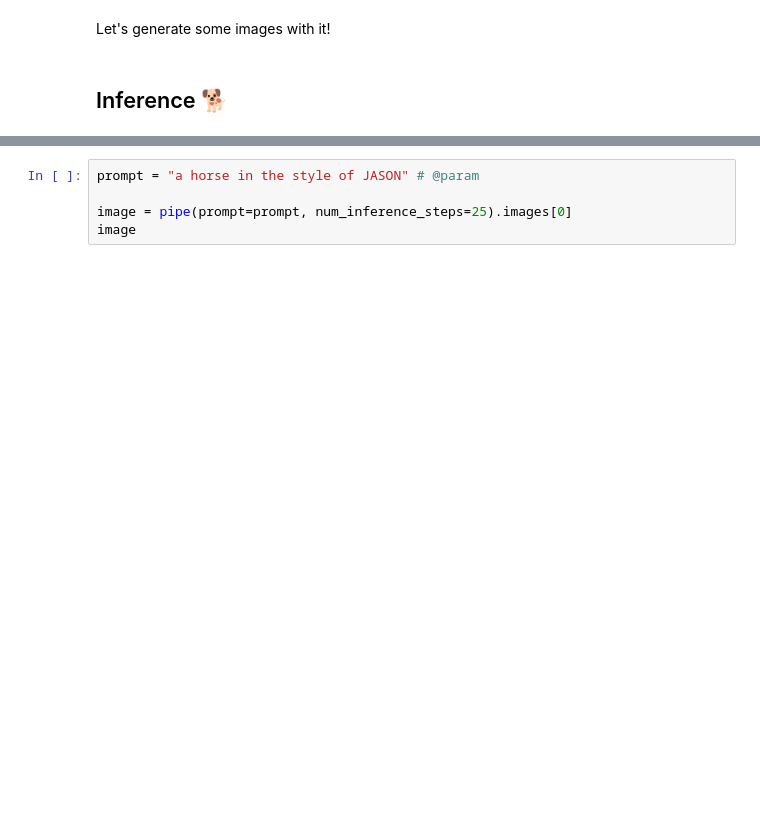
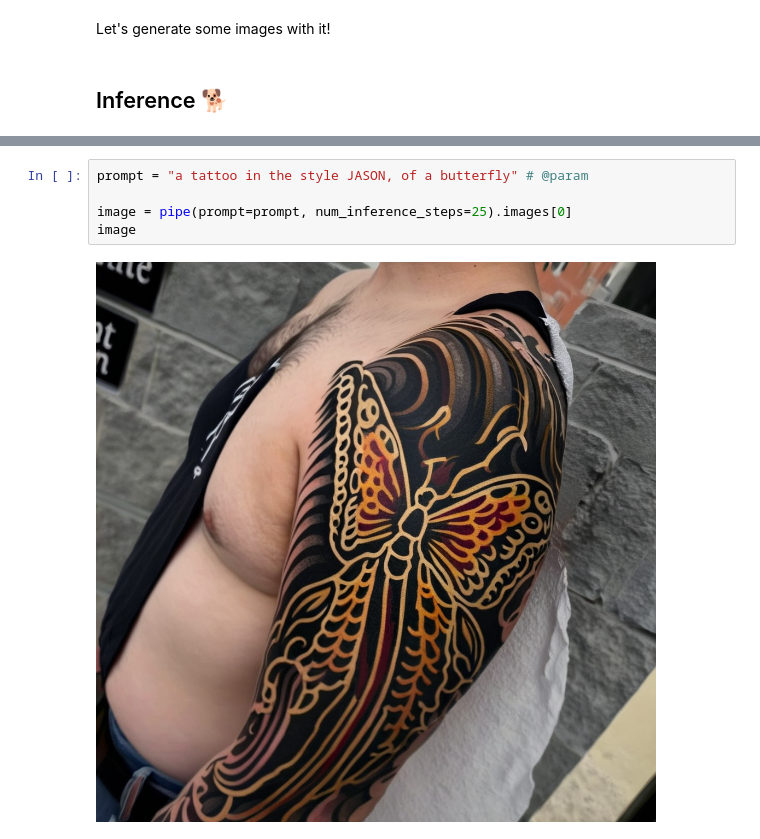
Before and after one commit to iamangeldi/machine_unl_capstone, a Jupyter notebook: Copy_of_SDXL_DreamBooth_LoRA_.ipynb, the cells around one changed output, grey strips where cells are left out. Saved outputs shown, nothing was run; the diff lists cells and outputs as text; blank space fills up the shorter version.

Commit message:
Trained on tattoo dataset

```diff
--- a/Copy_of_SDXL_DreamBooth_LoRA_.ipynb
+++ b/Copy_of_SDXL_DreamBooth_LoRA_.ipynb
@@ -334,5 +357,7 @@ _ = pipe.to("cuda")
 # %%
-prompt = "a horse in the style of JASON" # @param
+prompt = "a tattoo in the style JASON, of a butterfly" # @param
 
 image = pipe(prompt=prompt, num_inference_steps=25).images[0]
 image
+# %% [output]
+[figure, added]
```
Also changed, not shown: parts of 11 cells of this notebook.
